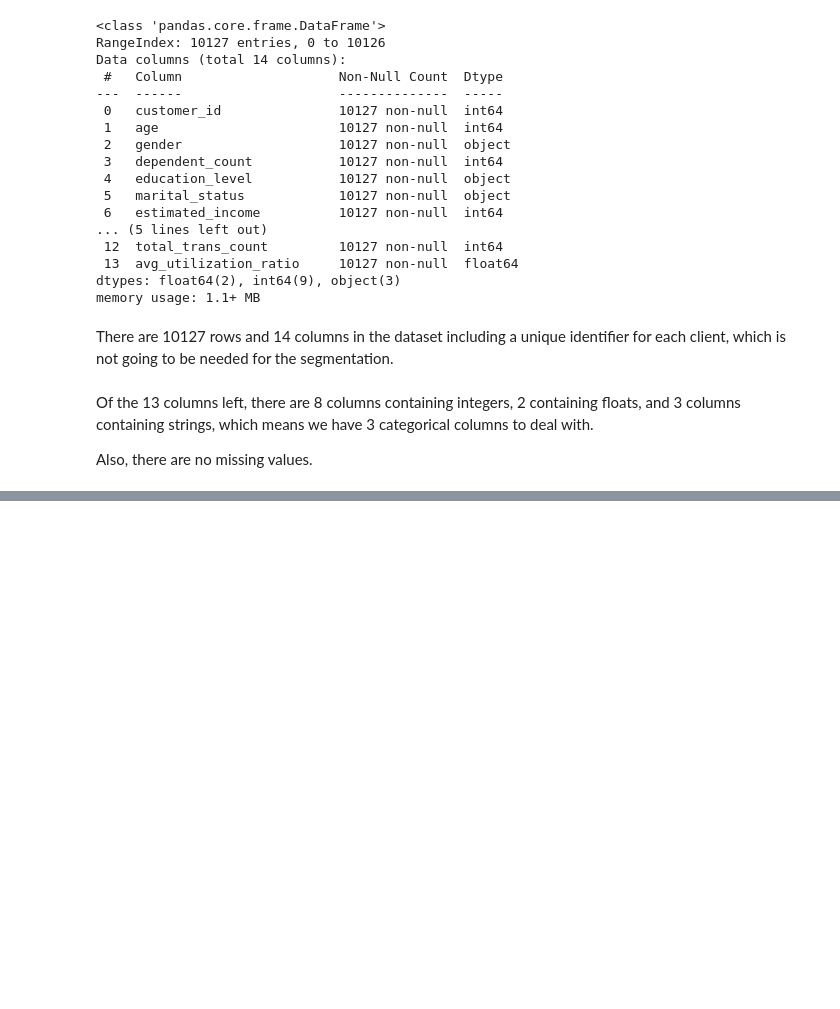
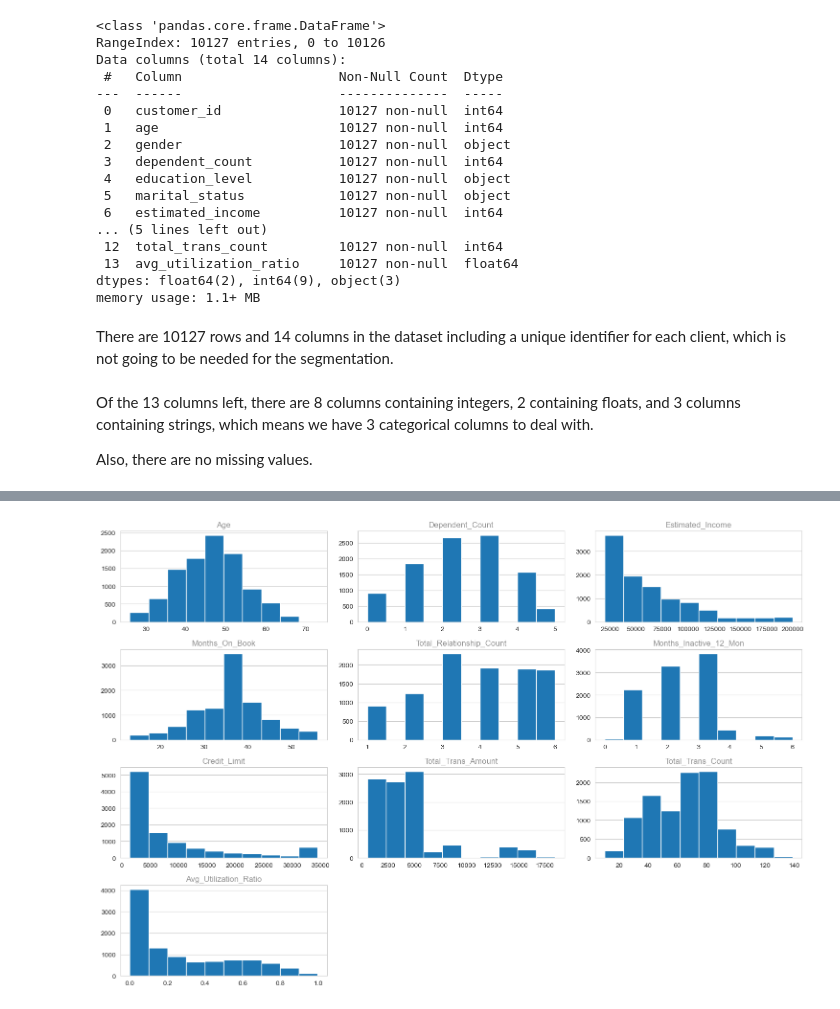
Before and after one commit to Sunday-Okey/Data-Scientist-in-Python, a Jupyter notebook: Projects/Credit Card Customer Segmentation.ipynb, the cells around one changed output, grey strips where cells are left out. Cells and saved outputs as stored; diff of their text form; code cells hidden in the pictures; blank space fills up the shorter version.

```diff
--- a/Projects/Credit Card Customer Segmentation.ipynb
+++ b/Projects/Credit Card Customer Segmentation.ipynb
@@ -91,3 +91,9 @@ There are 10127 rows and 14 columns in the dataset including a unique identifier
 Of the 13 columns left, there are 8 columns containing integers, 2 containing floats, and 3 columns containing strings, which means we have 3 categorical columns to deal with.
 
 Also, there are no missing values.
+# %%
+# fig, ax = plt.subplots()
+
+for col in customers.select_dtypes(include=np.object_).columns:
+    print(col)
+    print(customers[col].value_counts(), end='\n\n')
@@ -93,0 +138,14 @@ Also, there are no missing values.
+# %%
+fig = plt.figure(figsize=(15, 10))
+num_cols = customers.select_dtypes(include=np.number).columns
+# Create histograms for each column in the 'customers' DataFrame
+for i, col in enumerate(customers[num_cols].drop('customer_id', axis=1).columns):
+    ax = fig.add_subplot(4, 3, i+1)
+    ax.hist(data=customers, x=col)
+    ax.set_title(f'{col.title()}', alpha=0.5)
+    ax.xaxis.grid(False)
+
+plt.tight_layout()
+plt.show()
+# %% [output]
+[figure, added]
```
Also changed, not shown: parts of 8 cells of this notebook.
